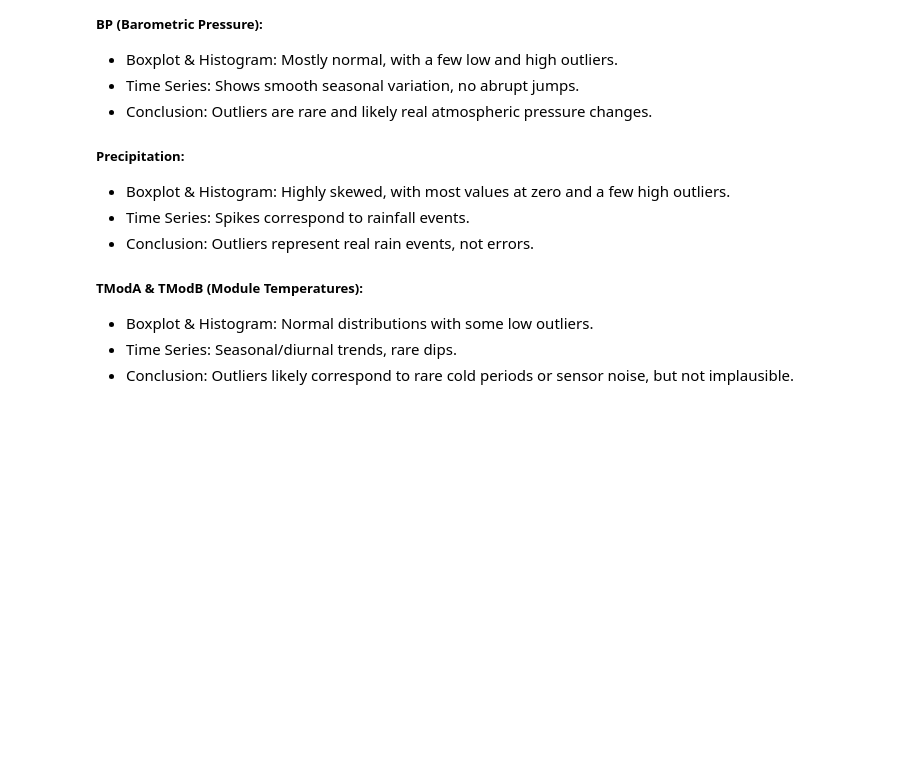
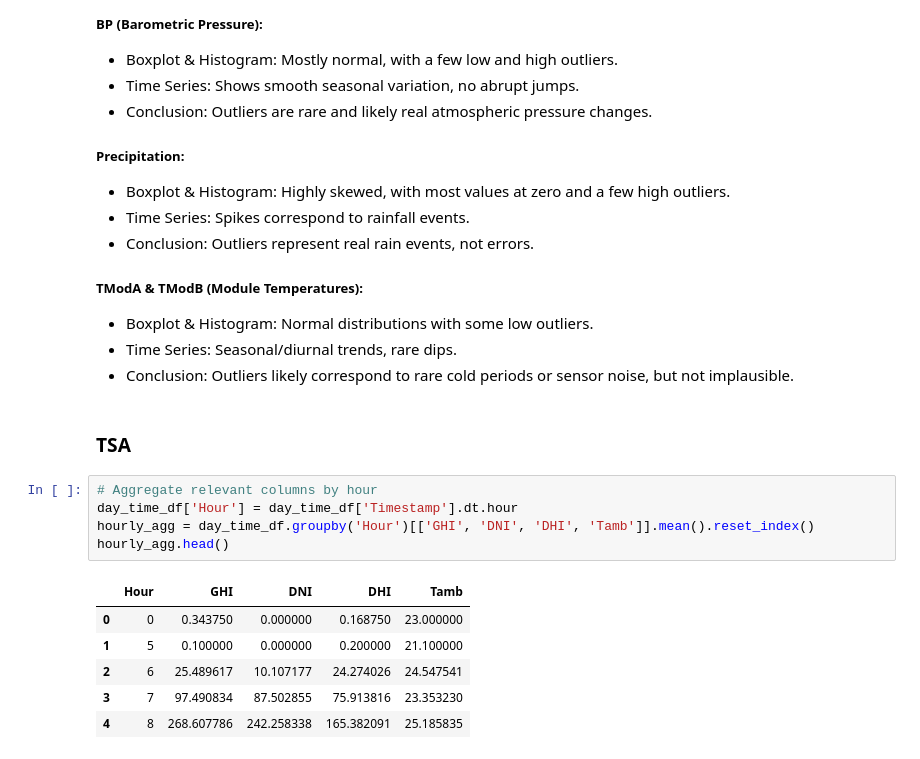
Before and after one commit to Ty-Miki/solar-challenge-week0, a Jupyter notebook: notebooks/eda_benin.ipynb, the cells around one changed output. Cells and saved outputs as stored; diff of their text form; blank space fills up the shorter version.

```diff
--- a/notebooks/eda_benin.ipynb
+++ b/notebooks/eda_benin.ipynb
@@ -274,3 +276,17 @@ plot_gen.plot_time_series(df=day_time_df, columns=['Tamb', 'BP', 'Precipitation'
 - Boxplot & Histogram: Normal distributions with some low outliers.
 - Time Series: Seasonal/diurnal trends, rare dips.
 - Conclusion: Outliers likely correspond to rare cold periods or sensor noise, but not implausible.
+# %% [markdown]
+### TSA
+# %%
+# Aggregate relevant columns by hour
+day_time_df['Hour'] = day_time_df['Timestamp'].dt.hour
+hourly_agg = day_time_df.groupby('Hour')[['GHI', 'DNI', 'DHI', 'Tamb']].mean().reset_index()
+hourly_agg.head()
+# %% [output]
+|  | Hour | GHI | DNI | DHI | Tamb |
+| 0 | 0 | 0.343750 | 0.000000 | 0.168750 | 23.000000 |
+| 1 | 5 | 0.100000 | 0.000000 | 0.200000 | 21.100000 |
+| 2 | 6 | 25.489617 | 10.107177 | 24.274026 | 24.547541 |
+| 3 | 7 | 97.490834 | 87.502855 | 75.913816 | 23.353230 |
+| 4 | 8 | 268.607786 | 242.258338 | 165.382091 | 25.185835 |
```
Also changed, not shown: parts of 17 cells of this notebook.
